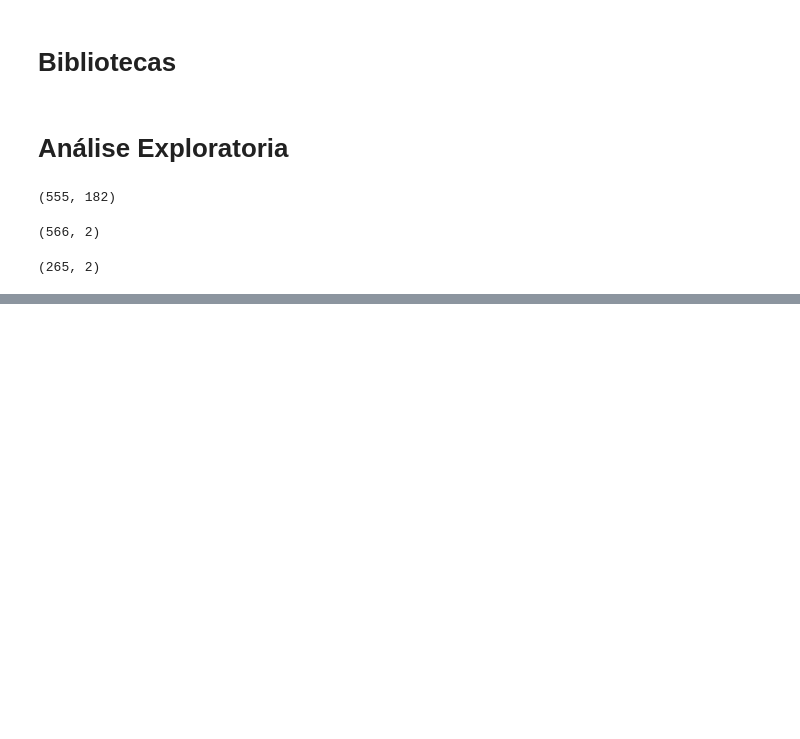
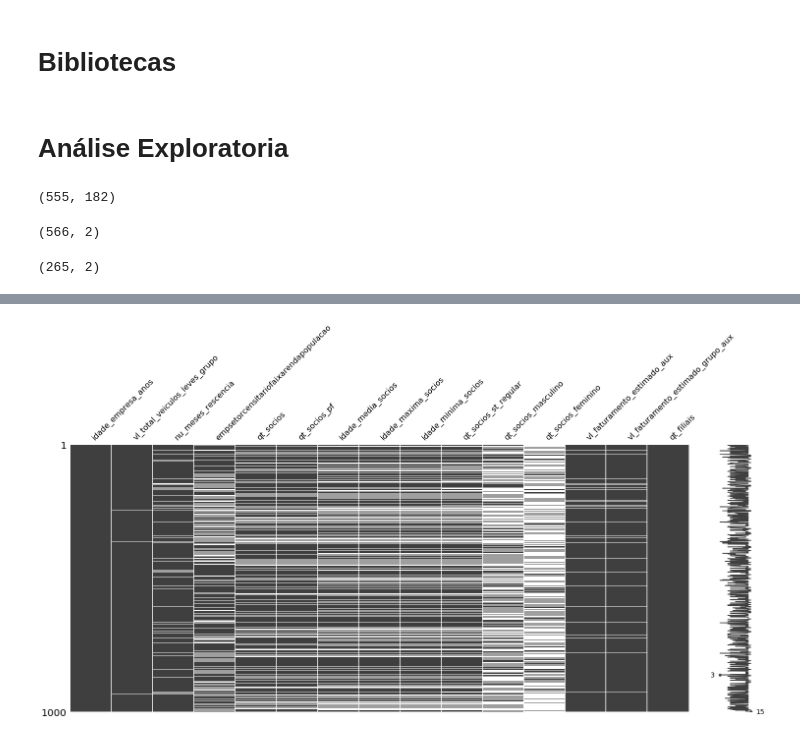
Before and after one commit to guireis1/Recommendation-System, a Jupyter notebook: main.ipynb, the cells around one changed output, grey strips where cells are left out. Drawn from its saved outputs; the diff is of its cells as text; code cells hidden in the pictures; blank space fills up the shorter version.

```diff
--- a/main.ipynb
+++ b/main.ipynb
@@ -110,0 +76,11 @@ market.shape
+# %%
+#Criando um dataframe auxiliar para analises
+
+aux = pd.DataFrame({'colunas' : market.columns,
+                    'tipo': market.dtypes,
+                    'missing' : market.isna().sum(),
+                    'size' : market.shape[0],
+                    'unicos': market.nunique()})
+# %%
+aux['percentual'] = round(aux['missing'] / aux['size'],2)
+aux['completa'] = ['completa' if x == 0 else 'faltante' for x in aux['percentual']]
@@ -110,0 +96,9 @@ market.shape
+# %%
+#Excluindo os dados com mais de 70% de valores nulos
+
+col_num_70= list(aux[((aux['tipo'] != 'object') &
+                    (aux['tipo'] != 'bool')  &
+                    (aux['percentual'] <= 0.7))]['colunas'])
+# %%
+# Limpando os dados com dabl
+market_clean_num = dabl.clean(market[col_num_70], verbose=1)
@@ -110,0 +138,5 @@ market.shape
+# %%
+msno.matrix(market_clean_num.sample(1000))
+plt.show()
+# %% [output]
+[figure, added]
```
Also changed, not shown: parts of 26 cells of this notebook.
